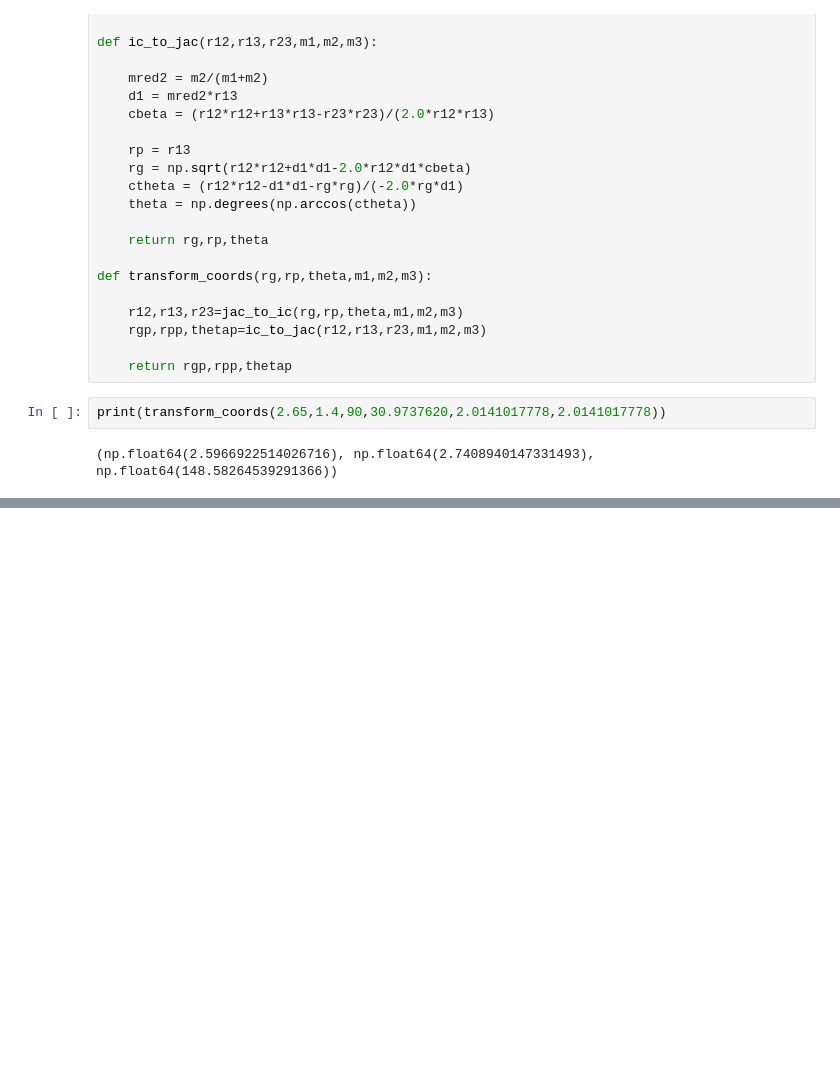
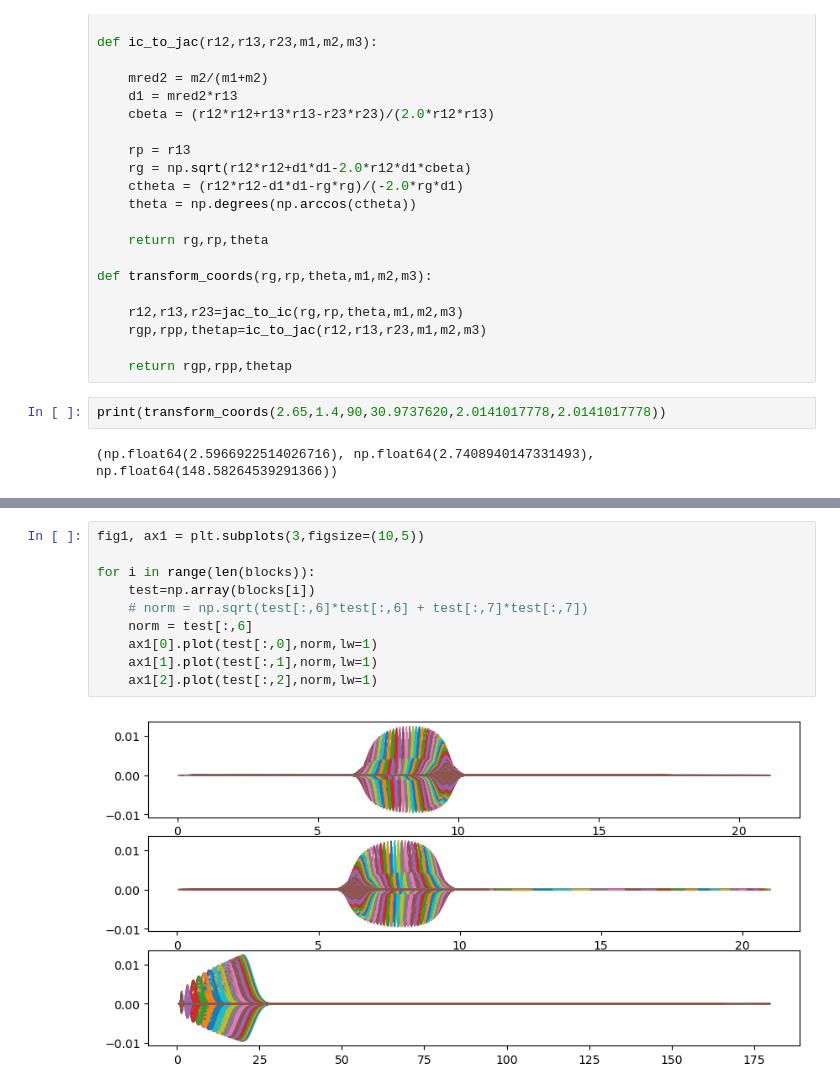
Before and after one commit to Jorgealfue10/WP_Prop_Analysis, a Jupyter notebook: psi_trans.ipynb, the cells around one changed output, grey strips where cells are left out. Cells and saved outputs as stored; diff of their text form; blank space fills up the shorter version.

```diff
--- a/psi_trans.ipynb
+++ b/psi_trans.ipynb
@@ -64,0 +92,12 @@ print(rpgrid)
+# %%
+fig1, ax1 = plt.subplots(3,figsize=(10,5))
+
+for i in range(len(blocks)):
+    test=np.array(blocks[i])
+    # norm = np.sqrt(test[:,6]*test[:,6] + test[:,7]*test[:,7])
+    norm = test[:,6]
+    ax1[0].plot(test[:,0],norm,lw=1)
+    ax1[1].plot(test[:,1],norm,lw=1)
+    ax1[2].plot(test[:,2],norm,lw=1)
+# %% [output]
+[figure, added]
```
Also changed, not shown: parts of 15 cells of this notebook, 1 other file.
